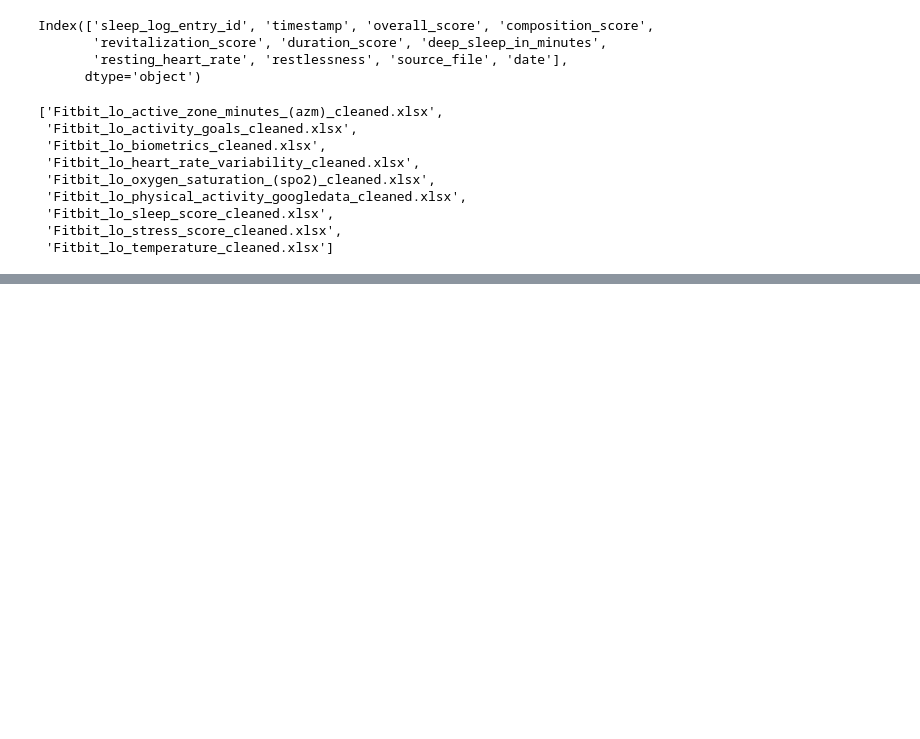
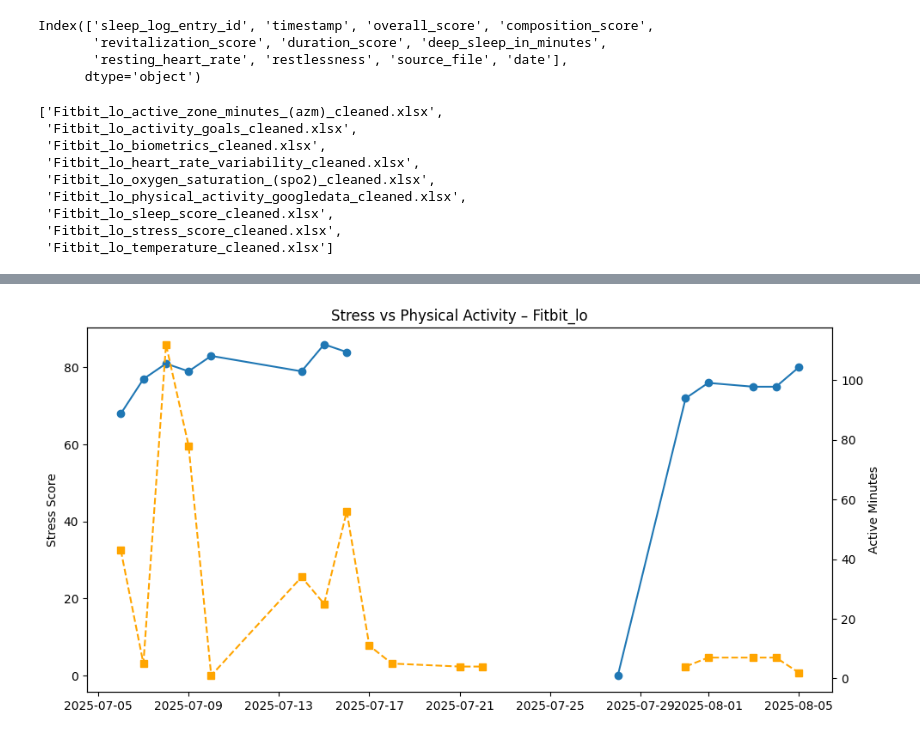
Before and after one commit to AssassinMaeve/FitBit, a Jupyter notebook: FitBit_Io.ipynb, the cells around one changed output, grey strips where cells are left out. Cells and saved outputs as stored; diff of their text form; code cells hidden in the pictures; blank space fills up the shorter version.

```diff
--- a/FitBit_Io.ipynb
+++ b/FitBit_Io.ipynb
@@ -272,0 +350,30 @@ os.listdir(BASE_DIR)
+# %%
+import matplotlib.pyplot as plt
+
+fig, ax1 = plt.subplots(figsize=(10, 5))
+
+ax1.plot(
+    daily_lo["date"],
+    daily_lo["stress_score"],
+    marker="o",
+    label="Stress Score"
+)
+ax1.set_ylabel("Stress Score")
+
+ax2 = ax1.twinx()
+ax2.plot(
+    daily_lo["date"],
+    daily_lo["active_minutes"],
+    marker="s",
+    linestyle="--",
+    color="orange",
+    label="Active Minutes"
+)
+ax2.set_ylabel("Active Minutes")
+
+plt.title("Stress vs Physical Activity – Fitbit_lo")
+plt.xticks(rotation=45)
+plt.tight_layout()
+plt.show()
+# %% [output]
+[figure, added]
```
Also changed, not shown: parts of 5 cells of this notebook, 1 other file.
